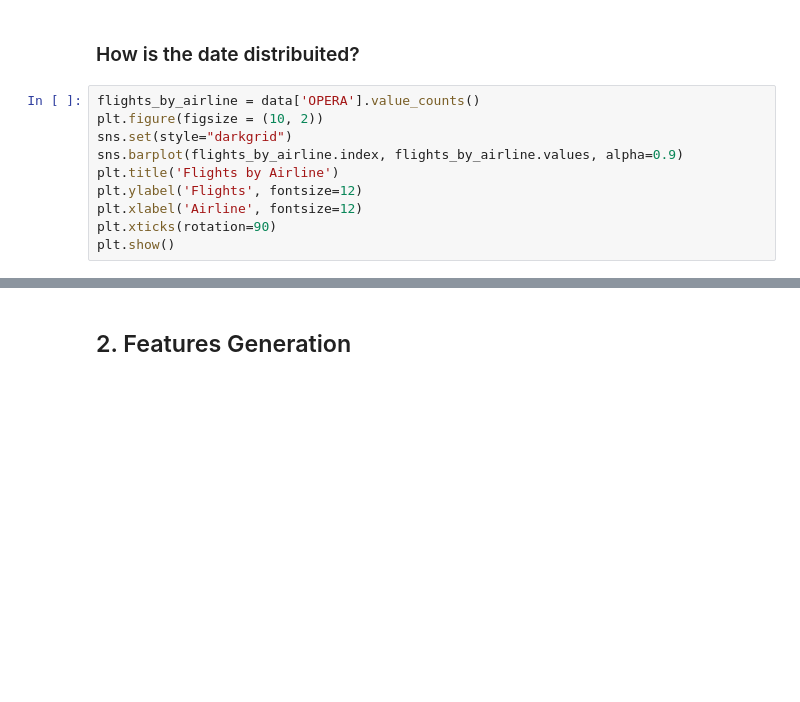
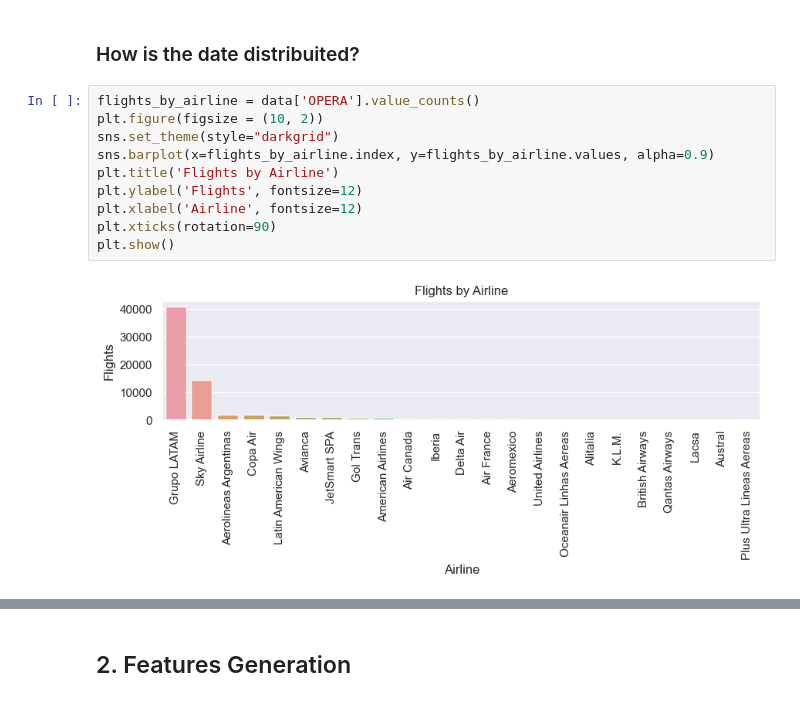
Before and after one commit to tryolabs/eliana-challenge-tryolabs-latam, a Jupyter notebook: challenge/exploration.ipynb, the cells around one changed output, grey strips where cells are left out. Saved outputs shown, nothing was run; the diff lists cells and outputs as text; blank space fills up the shorter version.

Commit message:
Fix TypeError in sns.barplot() and replace deprecated sns.set

```diff
--- a/challenge/exploration.ipynb
+++ b/challenge/exploration.ipynb
@@ -18,13 +36,15 @@ data.info()
 # %%
 flights_by_airline = data['OPERA'].value_counts()
 plt.figure(figsize = (10, 2))
-sns.set(style="darkgrid")
-sns.barplot(flights_by_airline.index, flights_by_airline.values, alpha=0.9)
+sns.set_theme(style="darkgrid")
+sns.barplot(x=flights_by_airline.index, y=flights_by_airline.values, alpha=0.9)
 plt.title('Flights by Airline')
 plt.ylabel('Flights', fontsize=12)
 plt.xlabel('Airline', fontsize=12)
 plt.xticks(rotation=90)
 plt.show()
+# %% [output]
+[figure, added]
 # %%
 flights_by_day = data['DIA'].value_counts()
 plt.figure(figsize = (10, 2))
```
Also changed, not shown: parts of 14 cells of this notebook.
